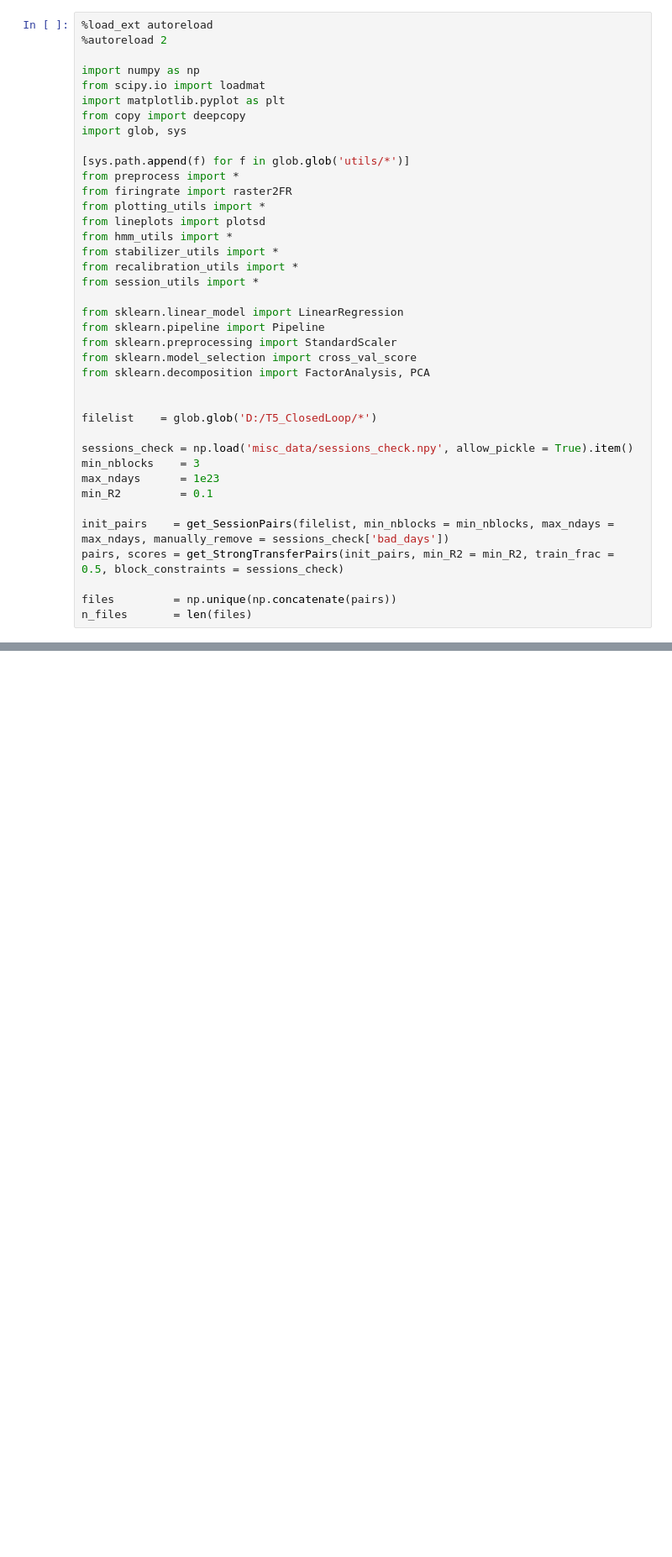
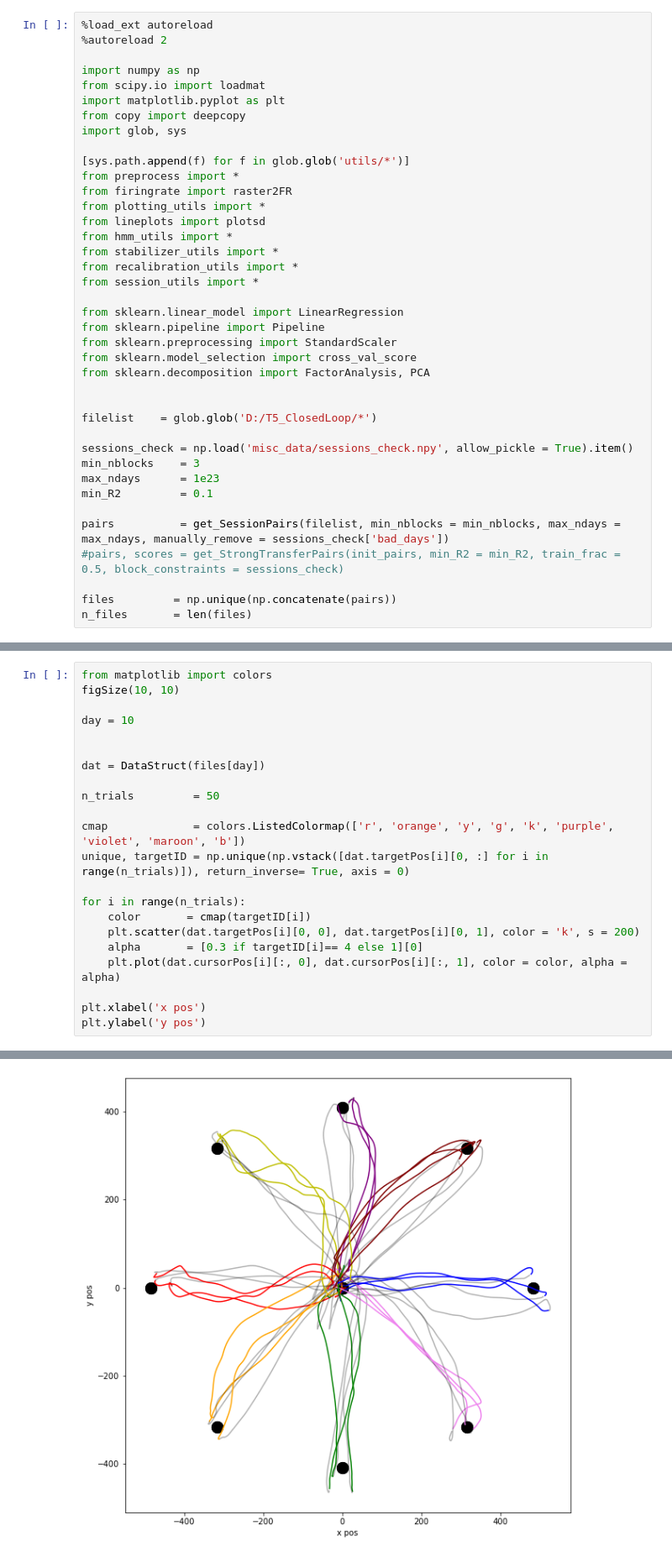
Before and after one commit to guyhwilson/nonstationarities, a Jupyter notebook: code/stability_SNREstimation.ipynb, the cells around one changed output, grey strips where cells are left out. Shown at 84% size. Saved outputs shown, nothing was run; the diff lists cells and outputs as text; blank space fills up the shorter version.

Commit message:
ported HMM into python; click decoding notebooks; matched simulator to T5 SNR; small indexing bug fix on trials

```diff
--- a/code/stability_SNREstimation.ipynb
+++ b/code/stability_SNREstimation.ipynb
@@ -32,8 +32,8 @@ min_nblocks    = 3
 max_ndays      = 1e23
 min_R2         = 0.1
 
-init_pairs    = get_SessionPairs(filelist, min_nblocks = min_nblocks, max_ndays = max_ndays, manually_remove = sessions_check['bad_days'])
-pairs, scores = get_StrongTransferPairs(init_pairs, min_R2 = min_R2, train_frac = 0.5, block_constraints = sessions_check)
+pairs          = get_SessionPairs(filelist, min_nblocks = min_nblocks, max_ndays = max_ndays, manually_remove = sessions_check['bad_days'])
+#pairs, scores = get_StrongTransferPairs(init_pairs, min_R2 = min_R2, train_frac = 0.5, block_constraints = sessions_check)
 
 files         = np.unique(np.concatenate(pairs))
 n_files       = len(files)
@@ -39,0 +98,23 @@ n_files       = len(files)
+# %%
+from matplotlib import colors
+figSize(10, 10)
+
+day = 10
+
+
+dat = DataStruct(files[day])
+
+n_trials         = 50
+
+cmap             = colors.ListedColormap(['r', 'orange', 'y', 'g', 'k', 'purple', 'violet', 'maroon', 'b'])
+unique, targetID = np.unique(np.vstack([dat.targetPos[i][0, :] for i in range(n_trials)]), return_inverse= True, axis = 0)
+
+for i in range(n_trials):
+    color       = cmap(targetID[i])
+    plt.scatter(dat.targetPos[i][0, 0], dat.targetPos[i][0, 1], color = 'k', s = 200)
+    alpha       = [0.3 if targetID[i]== 4 else 1][0]
+    plt.plot(dat.cursorPos[i][:, 0], dat.cursorPos[i][:, 1], color = color, alpha = alpha)
+
+plt.xlabel('x pos')
+plt.ylabel('y pos')
+# %% [output]
@@ -39,0 +122 @@ n_files       = len(files)
+[figure, added]
```
Also changed, not shown: parts of 21 cells of this notebook, 17 other files.
